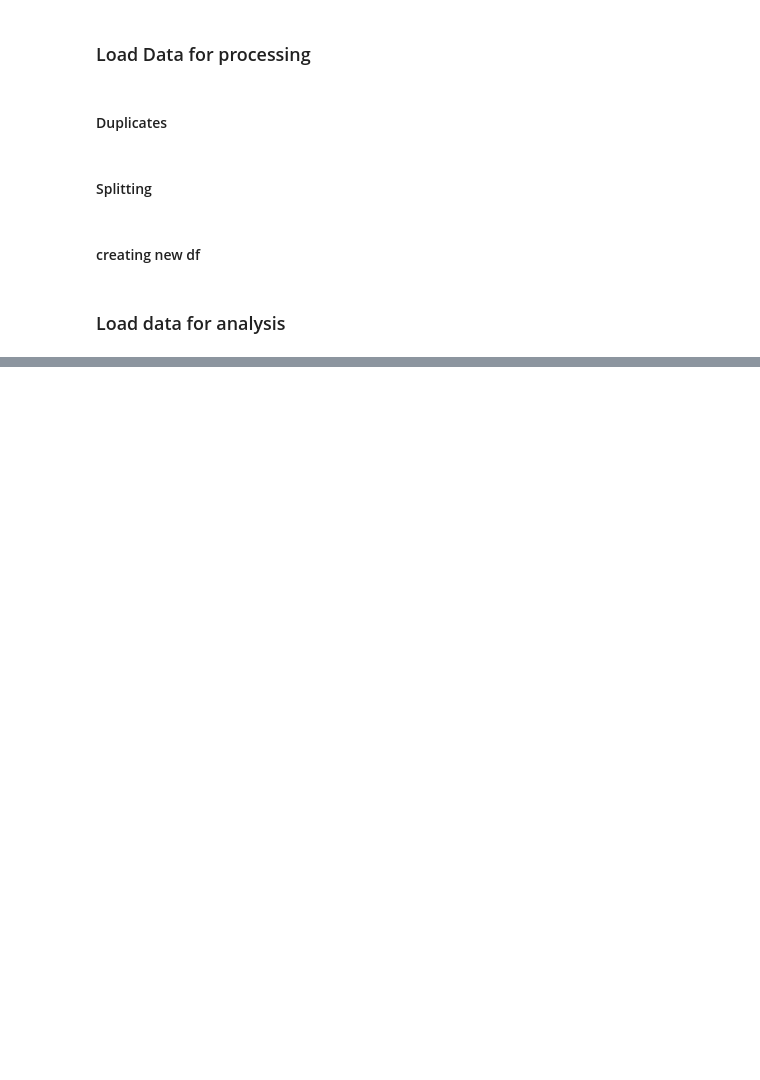
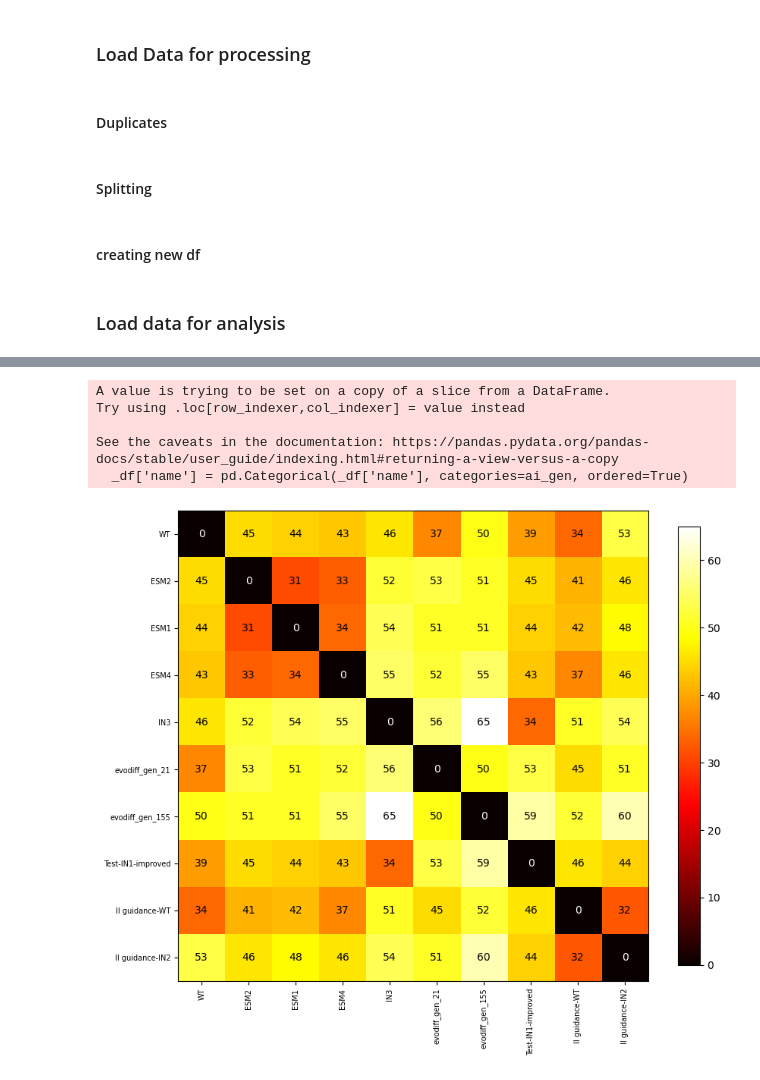
Before and after one commit to kevingeo11/DomainPrediction, a Jupyter notebook: src/AL_Testing/Tdomain/prepare_dataset.ipynb, the cells around one changed output, grey strips where cells are left out. Cells and saved outputs as stored; diff of their text form; code cells hidden in the pictures; blank space fills up the shorter version.

```diff
--- a/src/AL_Testing/Tdomain/prepare_dataset.ipynb
+++ b/src/AL_Testing/Tdomain/prepare_dataset.ipynb
@@ -317,0 +370,39 @@ plt.show()
+# %%
+ai_gen = ['WT', 'ESM2', 'ESM1', 'ESM4', 'IN3',
+          'evodiff_gen_21', 'evodiff_gen_155',
+          'Test-IN1-improved',
+          'II guidance-WT', 'II guidance-IN2']
+
+mask = df_new['name'].isin(ai_gen)
+_df = df_new[mask]
+_df['name'] = pd.Categorical(_df['name'], categories=ai_gen, ordered=True)
+_df = _df.sort_values('name')
+
+dist_matrix = np.eye(_df['seq'].shape[0])
+sequences = _df['seq'].to_numpy()
+for i in range(sequences.shape[0]):
+    for j in range(sequences.shape[0]):
+        dist_matrix[i, j] = hamming_distance(sequences[i], sequences[j])
+
+plt.figure(figsize=(10,10))
+plt.imshow(dist_matrix, cmap='hot')
+plt.colorbar(shrink=0.75)
+plt.xticks(np.arange(len(ai_gen)), ai_gen, size=7, rotation=90)
+plt.yticks(np.arange(len(ai_gen)), ai_gen, size=7)
+
+# Adding text annotations
+for i in range(len(ai_gen)):
+    for j in range(len(ai_gen)):
+        plt.text(
+            j, i, f"{int(dist_matrix[i, j])}",  # Formatting to 2 decimal places
+            ha='center', va='center', color='white' if dist_matrix[i, j] < 0.5 else 'black', fontsize=10
+        )
+
+plt.show()
+# %% [output]
+A value is trying to be set on a copy of a slice from a DataFrame.
+Try using .loc[row_indexer,col_indexer] = value instead
+
+See the caveats in the documentation: https://pandas.pydata.org/pandas-docs/stable/user_guide/indexing.html#returning-a-view-versus-a-copy
+  _df['name'] = pd.Categorical(_df['name'], categories=ai_gen, ordered=True)
+[figure, added]
```
Also changed, not shown: parts of 20 cells of this notebook, 15 other files.
